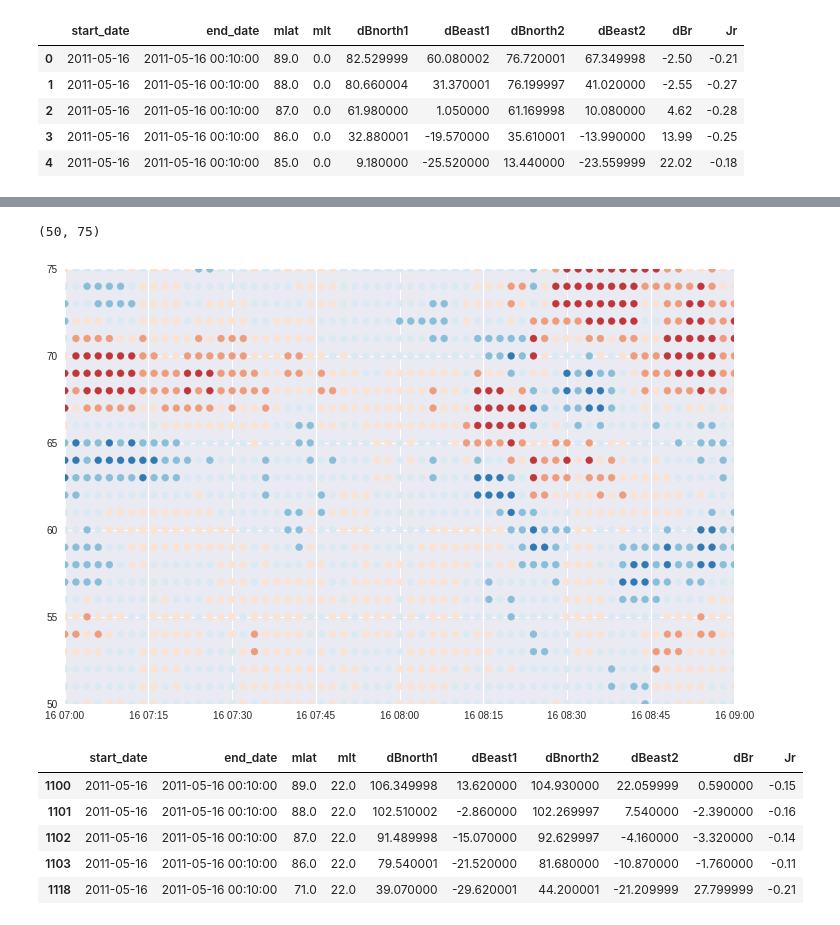
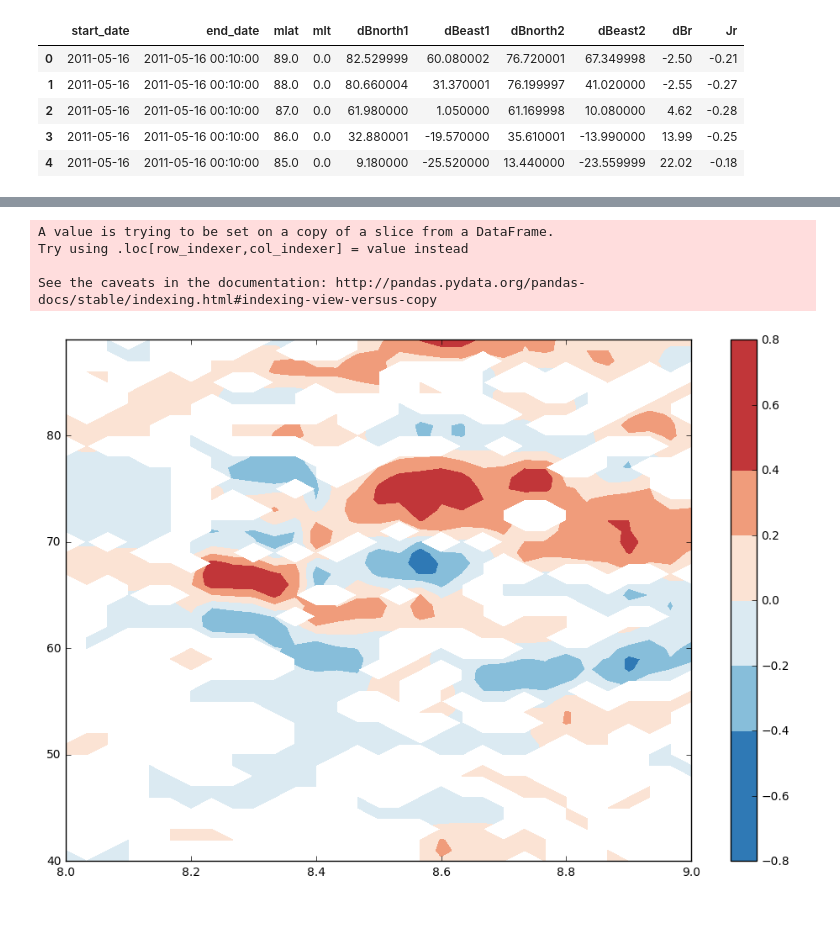
Before and after one commit to bharatreddy/scwsaps, a Jupyter notebook: ipy/read_amp.ipynb, the cells around one changed output, grey strips where cells are left out. Drawn from its saved outputs; the diff is of its cells as text; code cells hidden in the pictures.

```diff
--- a/ipy/read_amp.ipynb
+++ b/ipy/read_amp.ipynb
@@ -122,25 +131,42 @@ WARNING:root:setting dateTime to datetime
 # %%
 fig = plt.figure(figsize=(12, 8))
 ax = fig.add_subplot(111)
 seaMap = ListedColormap(sns.color_palette("RdBu_r"))
 
 
 rtiAmpDF = ampDF[ (ampDF["mlt"] == 22.) &\
-                 (numpy.abs(ampDF["Jr"]) >= 0.) ]
+                 (numpy.abs(ampDF["Jr"]) >= 0.05) &\
+                (ampDF["start_date"] >= datetime.datetime(2011,5,16,8,0)) &\
+                (ampDF["start_date"] <= datetime.datetime(2011,5,16,9,0))]
 
-ax.scatter( rtiAmpDF["start_date"].values, rtiAmpDF["mlat"].values,\
-           c=rtiAmpDF["Jr"].values, cmap=seaMap,vmin=-0.4, vmax=0.4 )
-ax.set_xlim( [datetime.datetime(2011,5,16,7,0), datetime.datetime(2011,5,16,9,0)] )
-ax.set_ylim( [50, 75] )
+rtiAmpDF["time"] = rtiAmpDF["start_date"].map(lambda x:x.hour + x.minute/60.)
+# rtiAmpDF[rtiAmpDF["Jr"] < 0.2]["time"] = numpy.nan
+
+# rtiAmpDF = rtiAmpDF.replace(0., numpy.nan)
+# mask = numpy.abs(rtiAmpDF.Jr) < 0.05
+# column_name = 'Jr'
+# rtiAmpDF.loc[mask, column_name] = numpy.nan
+
+
+rtiAmpDF = rtiAmpDF[ ["time", "mlat",\
+                        "Jr"] ].pivot( "time", "mlat" )
+
+dtVals = rtiAmpDF.index.values
+mlatVals = rtiAmpDF.columns.levels[1].values
+
+dtCntr, mlatCntr  = numpy.meshgrid( dtVals, mlatVals )
+
+rtiAmp = ax.contourf( dtCntr, mlatCntr, rtiAmpDF["Jr"].values.T, vmin=-0.5, vmax=0.5,
+                 linewidths=3, cmap=seaMap )
+cbar = plt.colorbar(rtiAmp, orientation='vertical')
+
+# ax.scatter( rtiAmpDF["start_date"].values, rtiAmpDF["mlat"].values,\
+#            c=rtiAmpDF["Jr"].values, cmap=seaMap,vmin=-0.4, vmax=0.4, s=90. )
+# ax.set_xlim( [datetime.datetime(2011,5,16,7,0), datetime.datetime(2011,5,16,9,0)] )
+# ax.set_ylim( [50, 75] )
 # %% [output]
-(50, 75)
+A value is trying to be set on a copy of a slice from a DataFrame.
+Try using .loc[row_indexer,col_indexer] = value instead
+
+See the caveats in the documentation: http://pandas.pydata.org/pandas-docs/stable/indexing.html#indexing-view-versus-copy
-[figure, old version]
+[figure, new version]
-# %%
-rtiAmpDF.head()
-# %% [output]
-|  | start_date | end_date | mlat | mlt | dBnorth1 | dBeast1 | dBnorth2 | dBeast2 | dBr | Jr |
-| 1100 | 2011-05-16 | 2011-05-16 00:10:00 | 89.0 | 22.0 | 106.349998 | 13.620000 | 104.930000 | 22.059999 | 0.590000 | -0.15 |
-| 1101 | 2011-05-16 | 2011-05-16 00:10:00 | 88.0 | 22.0 | 102.510002 | -2.860000 | 102.269997 | 7.540000 | -2.390000 | -0.16 |
-| 1102 | 2011-05-16 | 2011-05-16 00:10:00 | 87.0 | 22.0 | 91.489998 | -15.070000 | 92.629997 | -4.160000 | -3.320000 | -0.14 |
-| 1103 | 2011-05-16 | 2011-05-16 00:10:00 | 86.0 | 22.0 | 79.540001 | -21.520000 | 81.680000 | -10.870000 | -1.760000 | -0.11 |
-| 1118 | 2011-05-16 | 2011-05-16 00:10:00 | 71.0 | 22.0 | 39.070000 | -29.620001 | 44.200001 | -21.209999 | 27.799999 | -0.21 |
```
Also changed, not shown: parts of 3 cells of this notebook, 1 other file.
